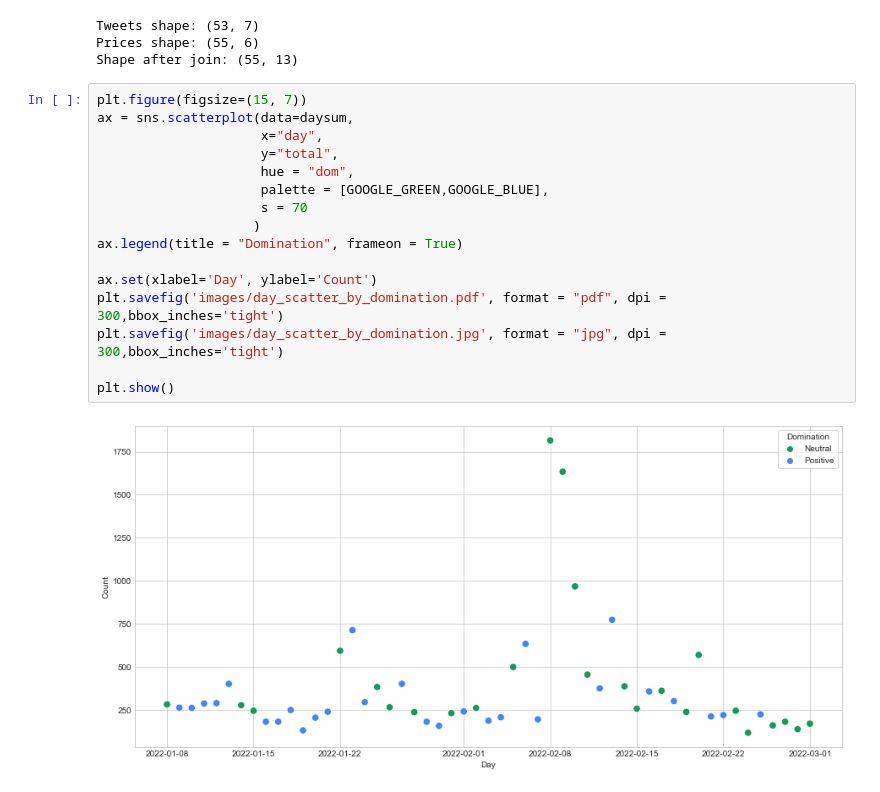
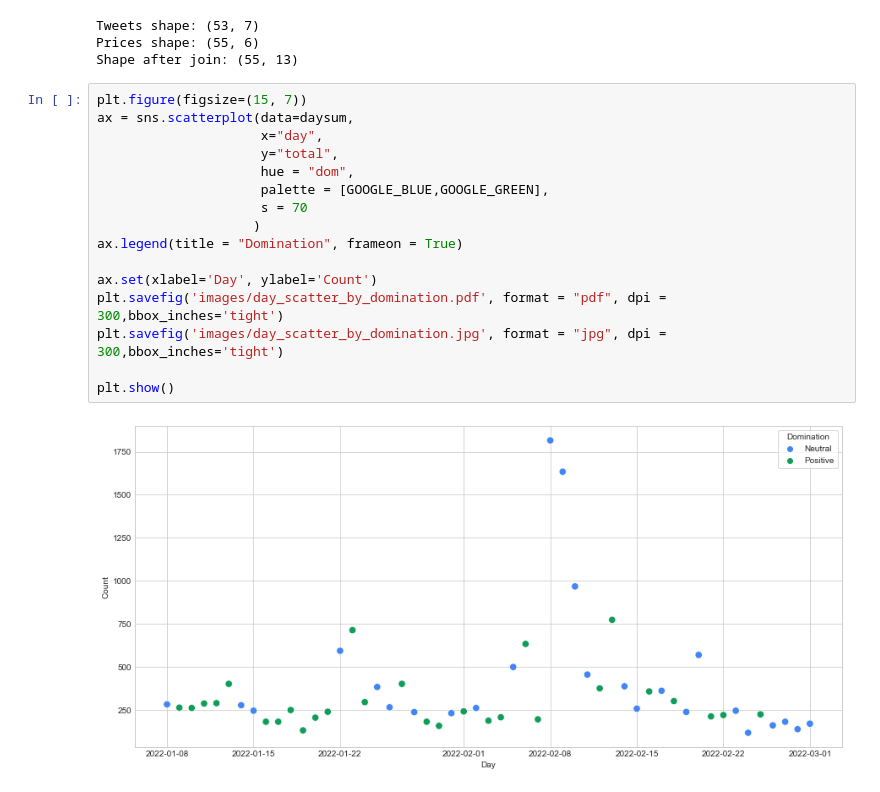
Before and after one commit to MGaulia/PD, a Jupyter notebook: 3 Sentiment.ipynb, the cells around one changed output. Drawn from its saved outputs; the diff is of its cells as text.

```diff
--- a/3 Sentiment.ipynb
+++ b/3 Sentiment.ipynb
@@ -277,18 +284,18 @@ Shape after join: (55, 13)
 # %%
 plt.figure(figsize=(15, 7))
 ax = sns.scatterplot(data=daysum,
                      x="day",
                      y="total",
                      hue = "dom",
-                     palette = [GOOGLE_GREEN,GOOGLE_BLUE],
+                     palette = [GOOGLE_BLUE,GOOGLE_GREEN],
                      s = 70
                     )
 ax.legend(title = "Domination", frameon = True)
 
 ax.set(xlabel='Day', ylabel='Count')
 plt.savefig('images/day_scatter_by_domination.pdf', format = "pdf", dpi = 300,bbox_inches='tight')
 plt.savefig('images/day_scatter_by_domination.jpg', format = "jpg", dpi = 300,bbox_inches='tight')
 
 plt.show()
 # %% [output]
-[figure, old version]
+[figure, new version]
```
Also changed, not shown: parts of 3 cells of this notebook, 4 other files.
